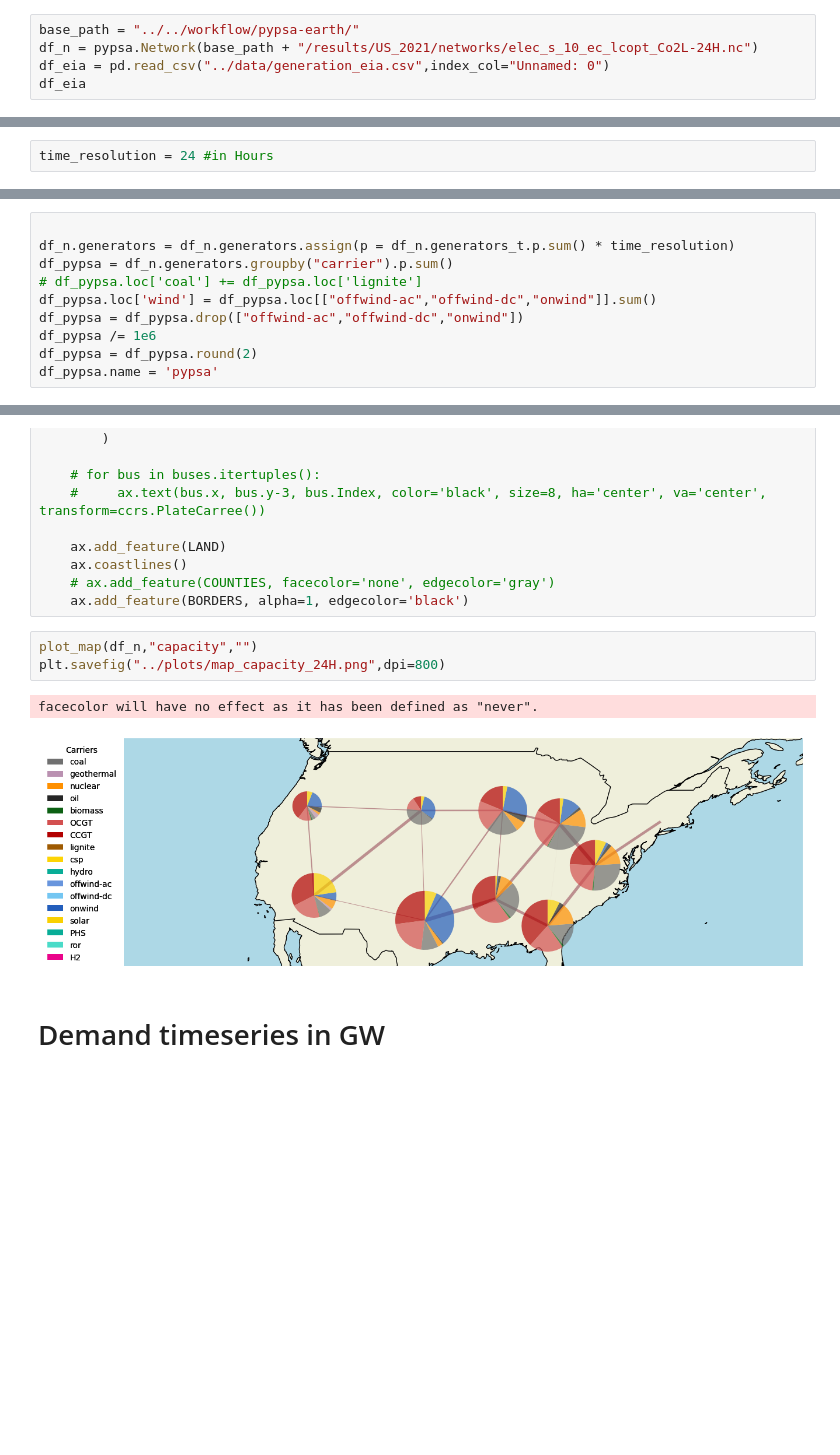
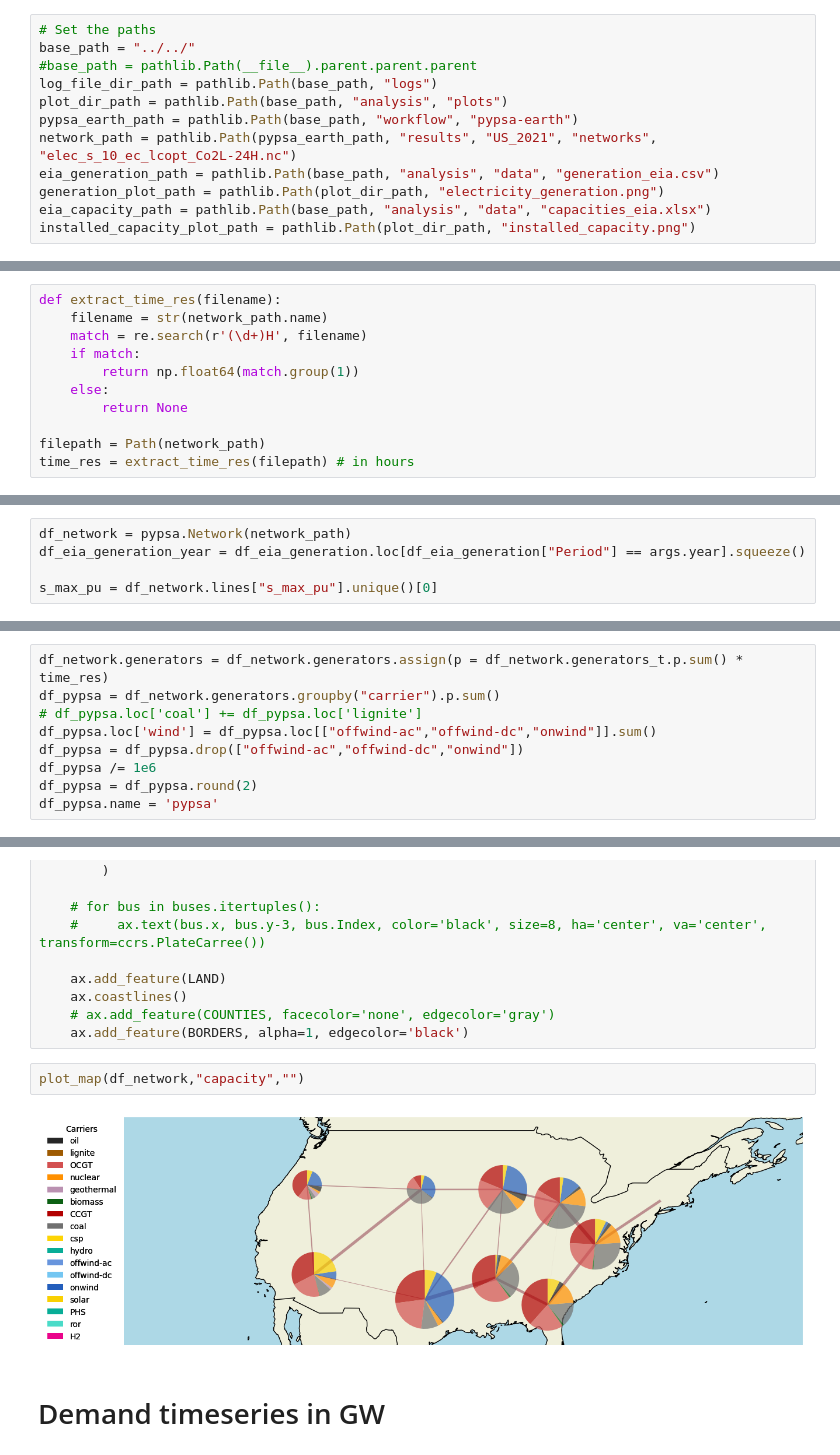
Before and after one commit to open-energy-transition/geothermal-modelling, a Jupyter notebook: analysis/notebooks/Analysis_PE.ipynb, the cells around one changed output, grey strips where cells are left out. Saved outputs shown, nothing was run; the diff lists cells and outputs as text; blank space fills up the shorter version.

```diff
--- a/analysis/notebooks/Analysis_PE.ipynb
+++ b/analysis/notebooks/Analysis_PE.ipynb
@@ -10,7 +14,14 @@ The namespace `pypsa.networkclustering` is deprecated and will be removed in PyP
 # %% [markdown]
 ### Import data
 # %%
-base_path = "../../workflow/pypsa-earth/"
-df_n = pypsa.Network(base_path + "/results/US_2021/networks/elec_s_10_ec_lcopt_Co2L-24H.nc")
-df_eia = pd.read_csv("../data/generation_eia.csv",index_col="Unnamed: 0")
-df_eia
+# Set the paths
+base_path = "../../"
+#base_path = pathlib.Path(__file__).parent.parent.parent
+log_file_dir_path = pathlib.Path(base_path, "logs")
+plot_dir_path = pathlib.Path(base_path, "analysis", "plots")
+pypsa_earth_path = pathlib.Path(base_path, "workflow", "pypsa-earth")
+network_path = pathlib.Path(pypsa_earth_path, "results", "US_2021", "networks", "elec_s_10_ec_lcopt_Co2L-24H.nc")
+eia_generation_path = pathlib.Path(base_path, "analysis", "data", "generation_eia.csv")
+generation_plot_path = pathlib.Path(plot_dir_path, "electricity_generation.png")
+eia_capacity_path = pathlib.Path(base_path, "analysis", "data", "capacities_eia.xlsx")
+installed_capacity_plot_path = pathlib.Path(plot_dir_path, "installed_capacity.png")
@@ -42,3 +28,12 @@ INFO:pypsa.io:Imported network elec_s_10_ec_lcopt_Co2L-24H.nc has buses, carrier
 # %%
-time_resolution = 24 #in Hours
+def extract_time_res(filename):
+    filename = str(network_path.name)
+    match = re.search(r'(\d+)H', filename)
+    if match:
+        return np.float64(match.group(1))
+    else:
+        return None
+
+filepath = Path(network_path)
+time_res = extract_time_res(filepath) # in hours
 # %%
@@ -61,0 +62,5 @@ Name: p_nom_extendable, dtype: bool
+# %%
+df_network = pypsa.Network(network_path)
+df_eia_generation_year = df_eia_generation.loc[df_eia_generation["Period"] == args.year].squeeze()
+
+s_max_pu = df_network.lines["s_max_pu"].unique()[0]
@@ -103,7 +110,6 @@ plt.grid(linestyle='--')
 # %%
-
-df_n.generators = df_n.generators.assign(p = df_n.generators_t.p.sum() * time_resolution)
-df_pypsa = df_n.generators.groupby("carrier").p.sum()
+df_network.generators = df_network.generators.assign(p = df_network.generators_t.p.sum() * time_res)
+df_pypsa = df_network.generators.groupby("carrier").p.sum()
 # df_pypsa.loc['coal'] += df_pypsa.loc['lignite']
 df_pypsa.loc['wind'] = df_pypsa.loc[["offwind-ac","offwind-dc","onwind"]].sum()
 df_pypsa = df_pypsa.drop(["offwind-ac","offwind-dc","onwind"])
@@ -430,11 +317,9 @@ def plot_map(n,plot_type,key):
     # ax.add_feature(COUNTIES, facecolor='none', edgecolor='gray')
     ax.add_feature(BORDERS, alpha=1, edgecolor='black')
 # %%
-plot_map(df_n,"capacity","")
-plt.savefig("../plots/map_capacity_24H.png",dpi=800)
+plot_map(df_network,"capacity","")
 # %% [output]
-facecolor will have no effect as it has been defined as "never".
-[figure, old version]
+[figure, new version]
 # %% [markdown]
 # Demand timeseries in GW
 # %%
```
Also changed, not shown: parts of 35 cells of this notebook.
